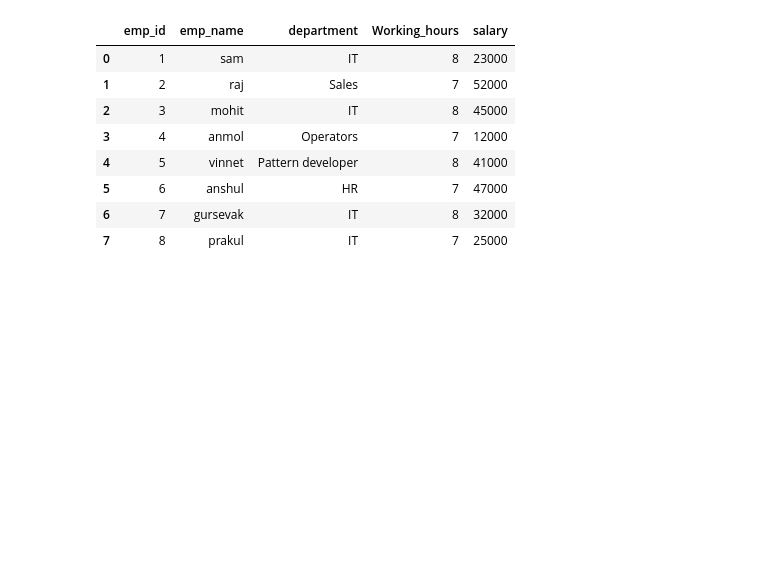
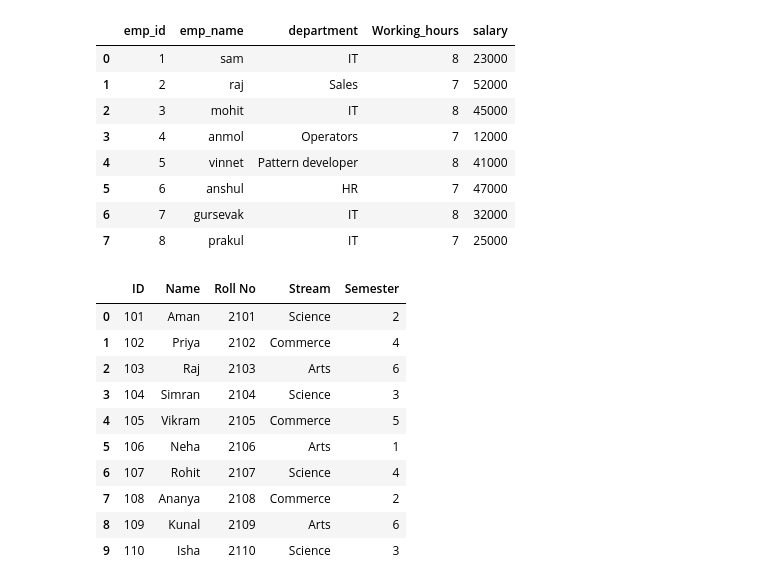
Before and after one commit to Prakuljn/Python, a Jupyter notebook: pandas.ipynb, the cells around one changed output. Cells and saved outputs as stored; diff of their text form; code cells hidden in the pictures; blank space fills up the shorter version.

```diff
--- a/pandas.ipynb
+++ b/pandas.ipynb
@@ -76,3 +76,26 @@ df
 # df = pd.read_csv("path")
 # %%
 df.to_csv("/content/prakul.csv")
+# %%
+student_data = {
+    "ID": [101, 102, 103, 104, 105, 106, 107, 108, 109, 110],
+    "Name": ["Aman", "Priya", "Raj", "Simran", "Vikram", "Neha", "Rohit", "Ananya", "Kunal", "Isha"],
+    "Roll No": [2101, 2102, 2103, 2104, 2105, 2106, 2107, 2108, 2109, 2110],
+    "Stream": ["Science", "Commerce", "Arts", "Science", "Commerce", "Arts", "Science", "Commerce", "Arts", "Science"],
+    "Semester": [2, 4, 6, 3, 5, 1, 4, 2, 6, 3]
+}
+# %%
+b=pd.DataFrame(student_data)
+b
+# %% [output]
+|  | ID | Name | Roll No | Stream | Semester |
+| 0 | 101 | Aman | 2101 | Science | 2 |
+| 1 | 102 | Priya | 2102 | Commerce | 4 |
+| 2 | 103 | Raj | 2103 | Arts | 6 |
+| 3 | 104 | Simran | 2104 | Science | 3 |
+| 4 | 105 | Vikram | 2105 | Commerce | 5 |
+| 5 | 106 | Neha | 2106 | Arts | 1 |
+| 6 | 107 | Rohit | 2107 | Science | 4 |
+| 7 | 108 | Ananya | 2108 | Commerce | 2 |
+| 8 | 109 | Kunal | 2109 | Arts | 6 |
+| 9 | 110 | Isha | 2110 | Science | 3 |
```
Also changed, not shown: parts of 1 cell of this notebook.
